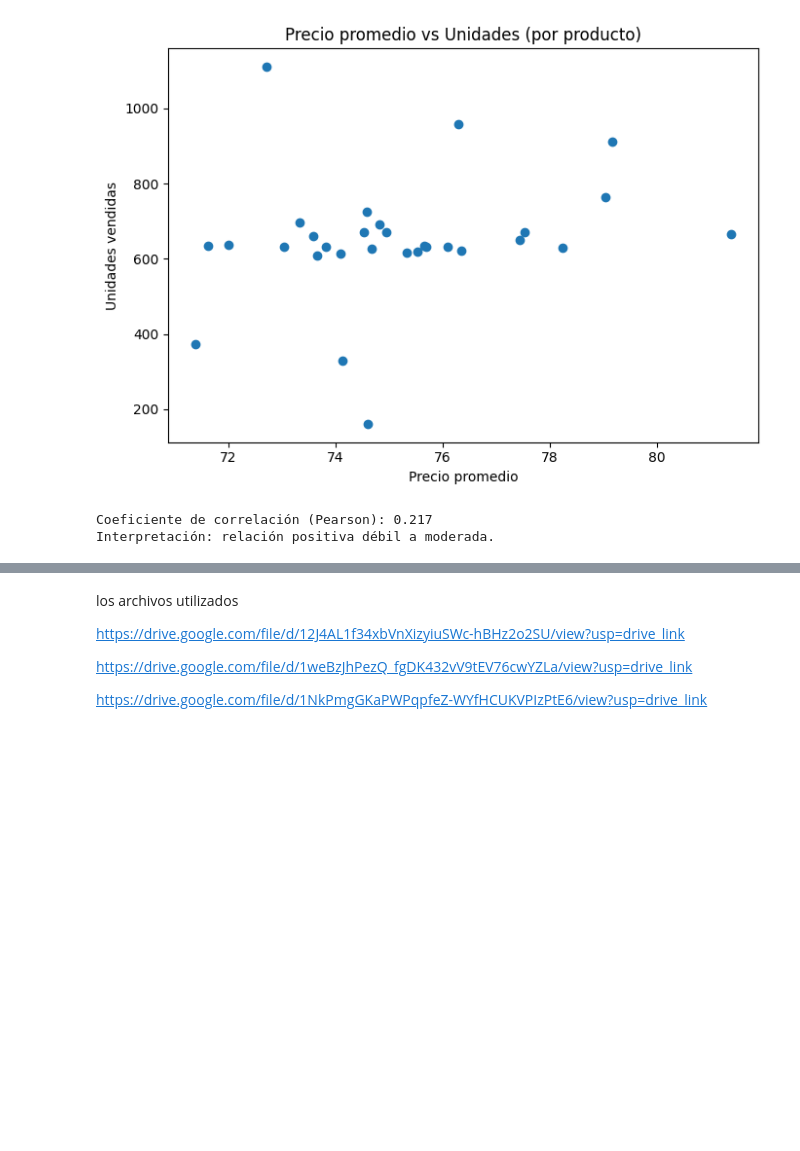
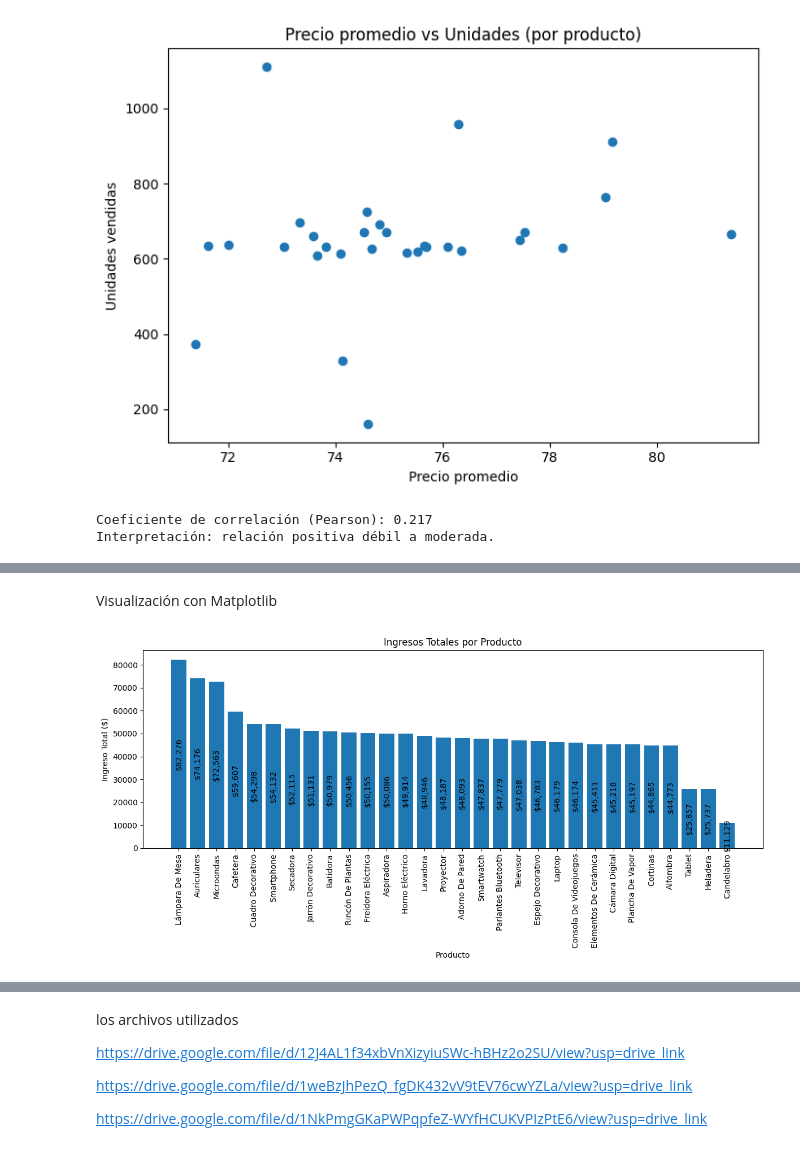
Before and after one commit to dataccounting/Sanvido-Gonzalo-comision-26252-TPI-data-analytics, a Jupyter notebook: Sanvido_Gonzalo_comision_25262_TPI_data_analytics.ipynb, the cells around one changed output, grey strips where cells are left out. Cells and saved outputs as stored; diff of their text form; code cells hidden in the pictures; blank space fills up the shorter version.

```diff
--- a/Sanvido_Gonzalo_comision_25262_TPI_data_analytics.ipynb
+++ b/Sanvido_Gonzalo_comision_25262_TPI_data_analytics.ipynb
@@ -1476,0 +1519,30 @@ plt.show()
+# %% [markdown]
+Visualización con Matplotlib
+# %%
+# =========================================
+# 📊 Barras: ingresos por producto (Matplotlib, comentado línea por línea)
+# =========================================
+
+import matplotlib.pyplot as plt  # importamos la librería de gráficos
+
+df = df_prod.copy()                                # copiamos para no modificar el original
+df_ordenado = df.sort_values('ingreso_total', ascending=False)  # ordenamos desc por ingreso
+
+plt.figure(figsize=(12, 6))                             # tamaño del gráfico
+barras = plt.bar(df_ordenado['producto'], df_ordenado['ingreso_total'])  # dibujamos las barras
+
+plt.title('Ingresos Totales por Producto')              # título del gráfico
+plt.xlabel('Producto')                                  # etiqueta eje X
+plt.ylabel('Ingreso Total ($)')                         # etiqueta eje Y
+plt.xticks(rotation=90)                                  # rotamos etiquetas del eje X para legibilidad
+
+# Etiquetamos el valor dentro de cada barra (texto vertical)
+for b in barras:
+    h = b.get_height()                                  # altura de la barra (valor)
+    x_c = b.get_x() + b.get_width()/2                   # centro horizontal de la barra
+    plt.text(x_c, h/2, f"${h:,.0f}", ha='center', va='center', rotation=90)  # texto dentro, vertical
+
+plt.tight_layout()                                      # ajustar márgenes
+plt.show()                                              # mostrar gráfico
+# %% [output]
+[figure, added]
```
Also changed, not shown: parts of 10 cells of this notebook.
